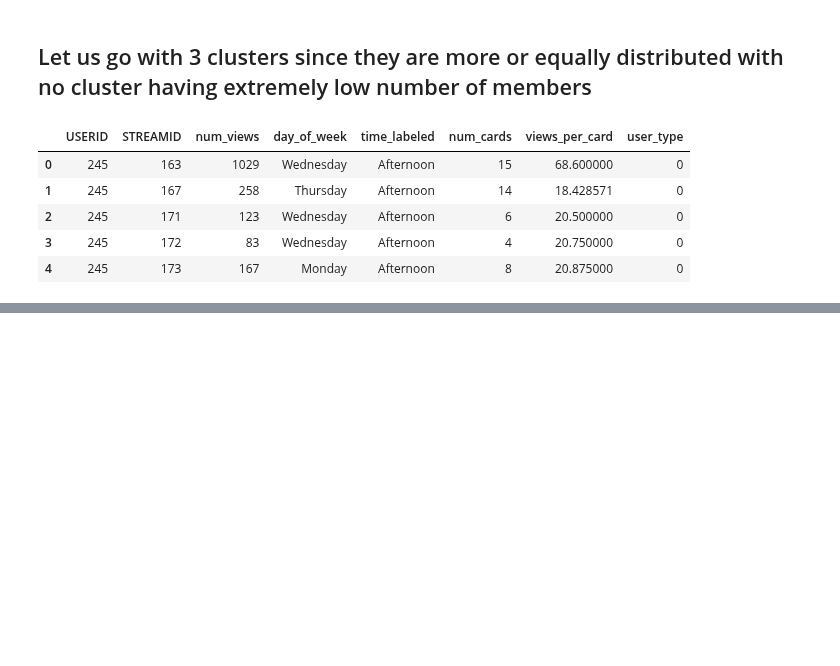
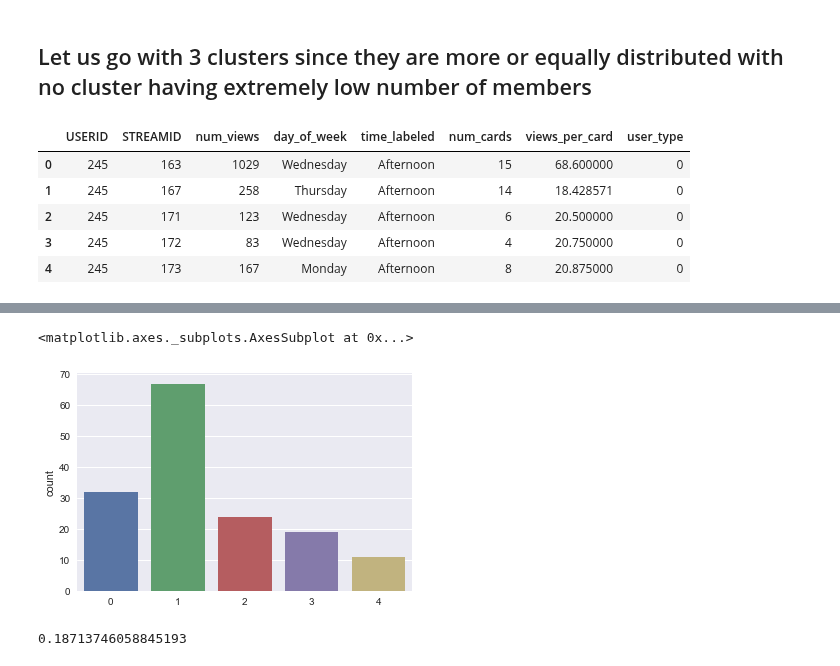
Before and after one commit to ace-racer/ContextualRecommender, a Jupyter notebook: hybird_recommender/exploration/Process Stream views.ipynb, the cells around one changed output, grey strips where cells are left out. Saved outputs shown, nothing was run; the diff lists cells and outputs as text; code cells hidden in the pictures; blank space fills up the shorter version.

```diff
--- a/hybird_recommender/exploration/Process Stream views.ipynb
+++ b/hybird_recommender/exploration/Process Stream views.ipynb
@@ -126,0 +183,11 @@ stream_views_df.head()
+# %%
+streams_kmeans_k5 = KMeans(n_clusters=5, random_state=42).fit(content_views_per_user_values_transposed)
+sns.countplot(x=streams_kmeans_k5.labels_)
+# %% [output]
+<matplotlib.axes._subplots.AxesSubplot at 0x...>
+[figure, added]
+# %%
+streams_ss_k5 = silhouette_score(content_views_per_user_values_transposed, streams_kmeans_k5.labels_)
+streams_ss_k5
+# %% [output]
+0.18713746058845193
```
Also changed, not shown: parts of 13 cells of this notebook.
